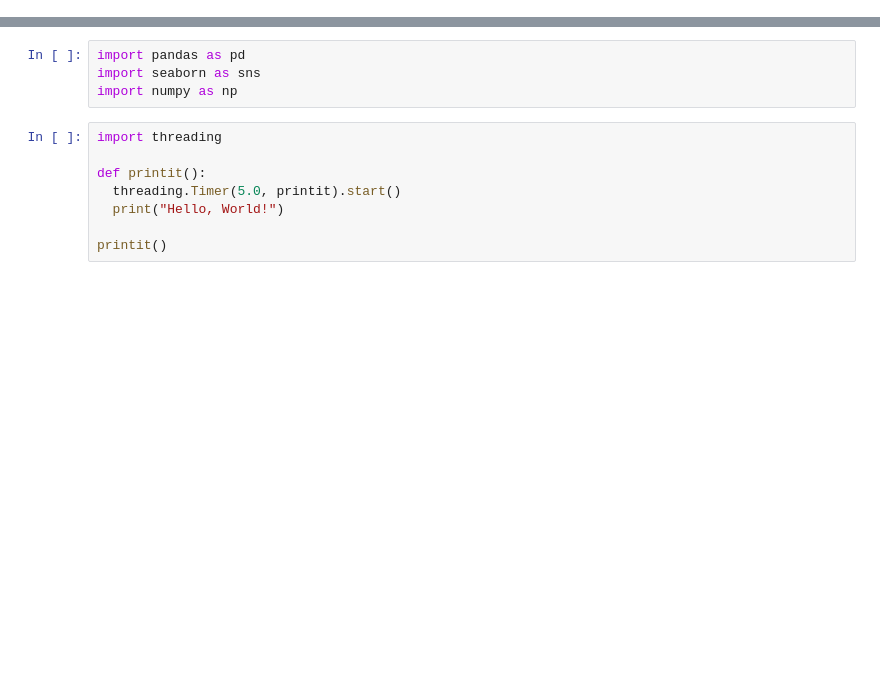
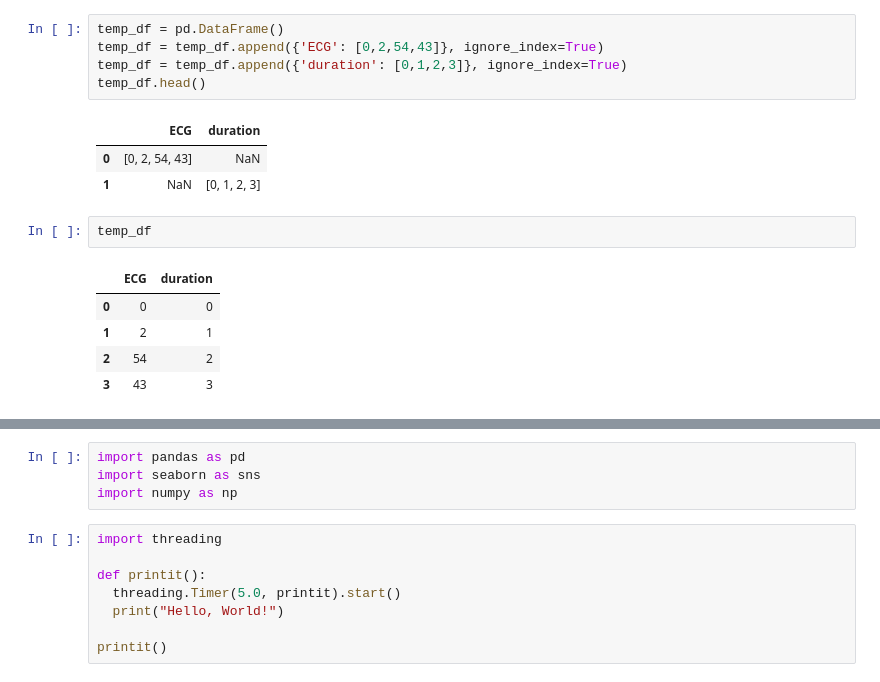
Before and after one commit to Aura-healthcare/Geneva_Health_Forum-HeartyPatch, a Jupyter notebook: data/visualisation.ipynb, the cells around one changed output, grey strips where cells are left out. Drawn from its saved outputs; the diff is of its cells as text; blank space fills up the shorter version.

```diff
--- a/data/visualisation.ipynb
+++ b/data/visualisation.ipynb
@@ -0,0 +108,17 @@
+# %%
+temp_df = pd.DataFrame()
+temp_df = temp_df.append({'ECG': [0,2,54,43]}, ignore_index=True)
+temp_df = temp_df.append({'duration': [0,1,2,3]}, ignore_index=True)
+temp_df.head()
+# %% [output]
+|  | ECG | duration |
+| 0 | [0, 2, 54, 43] | NaN |
+| 1 | NaN | [0, 1, 2, 3] |
+# %%
+temp_df
+# %% [output]
+|  | ECG | duration |
+| 0 | 0 | 0 |
+| 1 | 2 | 1 |
+| 2 | 54 | 2 |
+| 3 | 43 | 3 |
```
Also changed, not shown: parts of 8 cells of this notebook, 3 other files.
